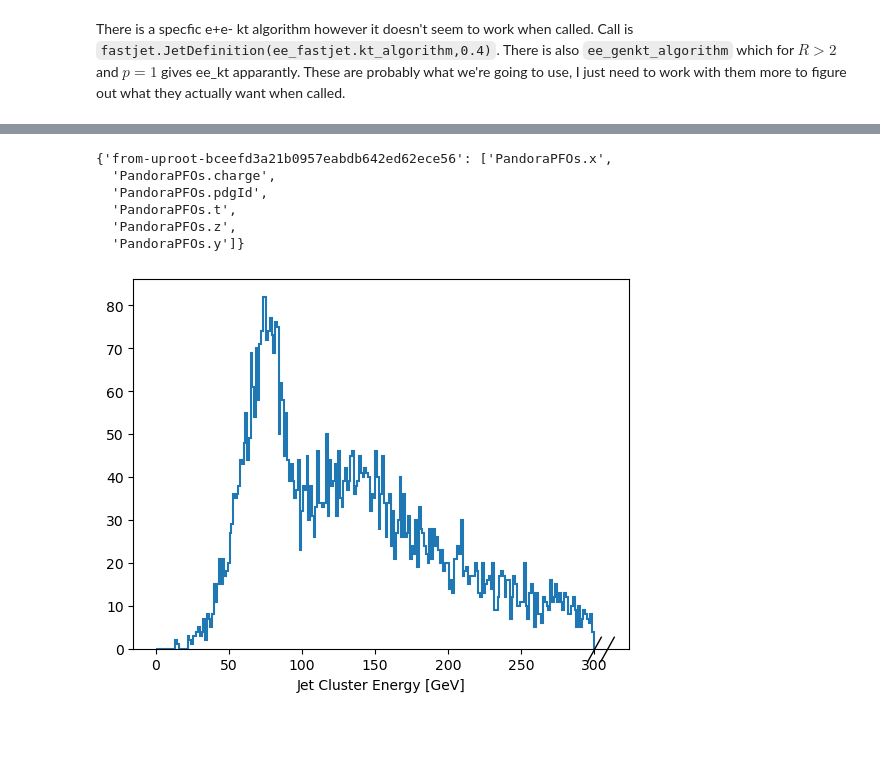
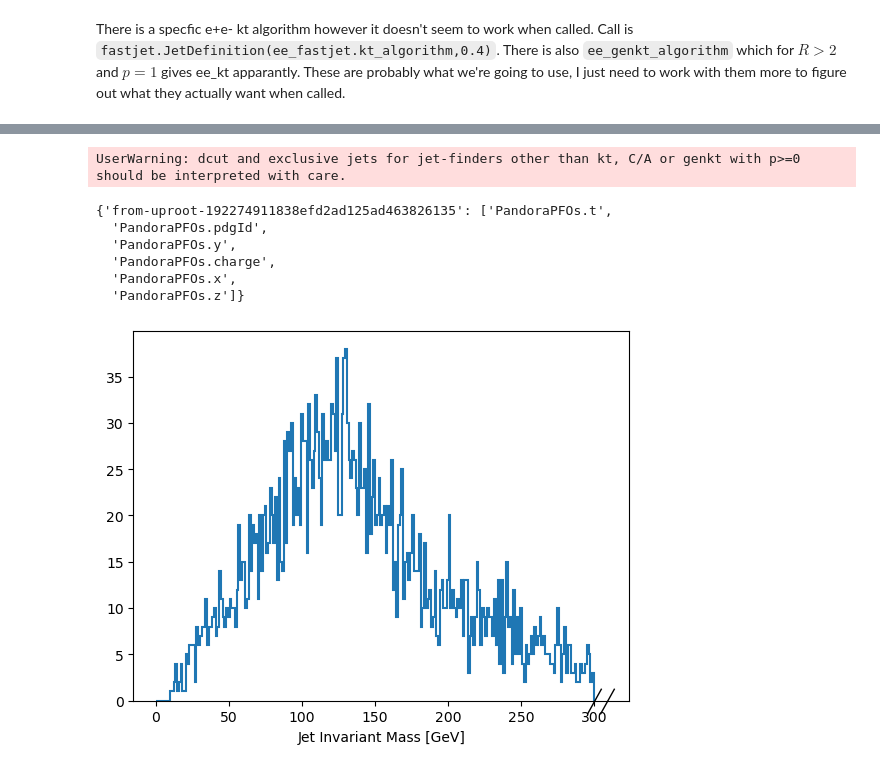
Before and after one commit to jbrewster7/jet_reco, a Jupyter notebook: learning_fastjet.ipynb, the cells around one changed output, grey strips where cells are left out. Cells and saved outputs as stored; diff of their text form; code cells hidden in the pictures; blank space fills up the shorter version.

```diff
--- a/learning_fastjet.ipynb
+++ b/learning_fastjet.ipynb
@@ -14,9 +15,9 @@ import dask_awkward as dak
 import hist.dask as hda
 # %%
 events = NanoEventsFactory.from_root(
-    "../../coffea_dev/root_files_may18/rv02-02.sv02-02.mILD_l5_o1_v02.E250-SetA.I402004" # make sure you update this path later
-    ".Pe2e2h.eR.pL.n000.d_dstm_15090_*.slcio.edm4hep.root",
-    treepath="events",
+    {"../../coffea_dev/root_files_may18/rv02-02.sv02-02.mILD_l5_o1_v02.E250-SetA.I402004"
+    ".Pe2e2h.eR.pL.n000.d_dstm_15090_*.slcio.edm4hep.root"
+    :"events"},
     schemaclass=EDM4HEPSchema,
     permit_dask=True,
     metadata = {'b_field':5},
@@ -38,7 +42,7 @@ no_muons = events.PandoraPFOs[muonsevent != truth_arr]
 # %% [markdown]
 There is a specfic e+e- kt algorithm however it doesn't seem to work when called. Call is `fastjet.JetDefinition(ee_fastjet.kt_algorithm,0.4)`. There is also `ee_genkt_algorithm` which for $R>2$ and $p=1$ gives ee_kt apparantly. These are probably what we're going to use, I just need to work with them more to figure out what they actually want when called.
 # %%
-jetdef = fastjet.JetDefinition(fastjet.kt_algorithm,0.4) # right now defined with R = 0.4
+jetdef = fastjet.JetDefinition(fastjet.kt_algorithm,0.2) # right now defined with R = 0.4
 # %%
 cluster = fastjet.ClusterSequence(no_muons, jetdef).exclusive_jets(n_jets=2)
 # %%
@@ -55,14 +59,23 @@ jets = dak.zip(
     behavior=events.PandoraPFOs.behavior,
 )
 # %%
+%%time
 # energy of the filtered jets
+jetpair = dak.combinations(jets, 2, fields=["jet1", "jet2"],axis=1) # all jet pairs
+
 
 energy_hist_clusters = (
-    hda.Hist.new.Reg(250, 0, 300, name="energy", label="Jet Cluster Energy [GeV]")
+    hda.Hist.new.Reg(250, 0, 300, name="energy", label="Jet Invariant Mass [GeV]")
     .Double()
-    .fill(dak.flatten(jets.energy))
+    .fill(dak.flatten((jetpair.jet1 + jetpair.jet2).mass))
 )
 
-energy_hist_clusters.compute().plot1d(label='Jet Clusters')
+# energy_hist_clusters = (
+#     hda.Hist.new.Reg(250, 0, 300, name="energy", label="Jet Energy [GeV]")
+#     .Double()
+#     .fill(dak.flatten(jets.mass))
+# )
+
+energy_hist_clusters.compute().plot1d(label='Jets')
 dak.necessary_columns(energy_hist_clusters)
 # %% [output]
@@ -70,7 +84,8 @@ UserWarning: dcut and exclusive jets for jet-finders other than kt, C/A or genkt
-{'from-uproot-bceefd3a21b0957eabdb642ed62ece56': ['PandoraPFOs.x',
-  'PandoraPFOs.charge',
-  'PandoraPFOs.pdgId',
-  'PandoraPFOs.t',
-  'PandoraPFOs.z',
-  'PandoraPFOs.y']}
+UserWarning: dcut and exclusive jets for jet-finders other than kt, C/A or genkt with p>=0 should be interpreted with care.
+{'from-uproot-192274911838efd2ad125ad463826135': ['PandoraPFOs.t',
+  'PandoraPFOs.pdgId',
+  'PandoraPFOs.y',
+  'PandoraPFOs.charge',
+  'PandoraPFOs.x',
+  'PandoraPFOs.z']}
-[figure, old version]
+[figure, new version]
```
Also changed, not shown: parts of 31 cells of this notebook.
